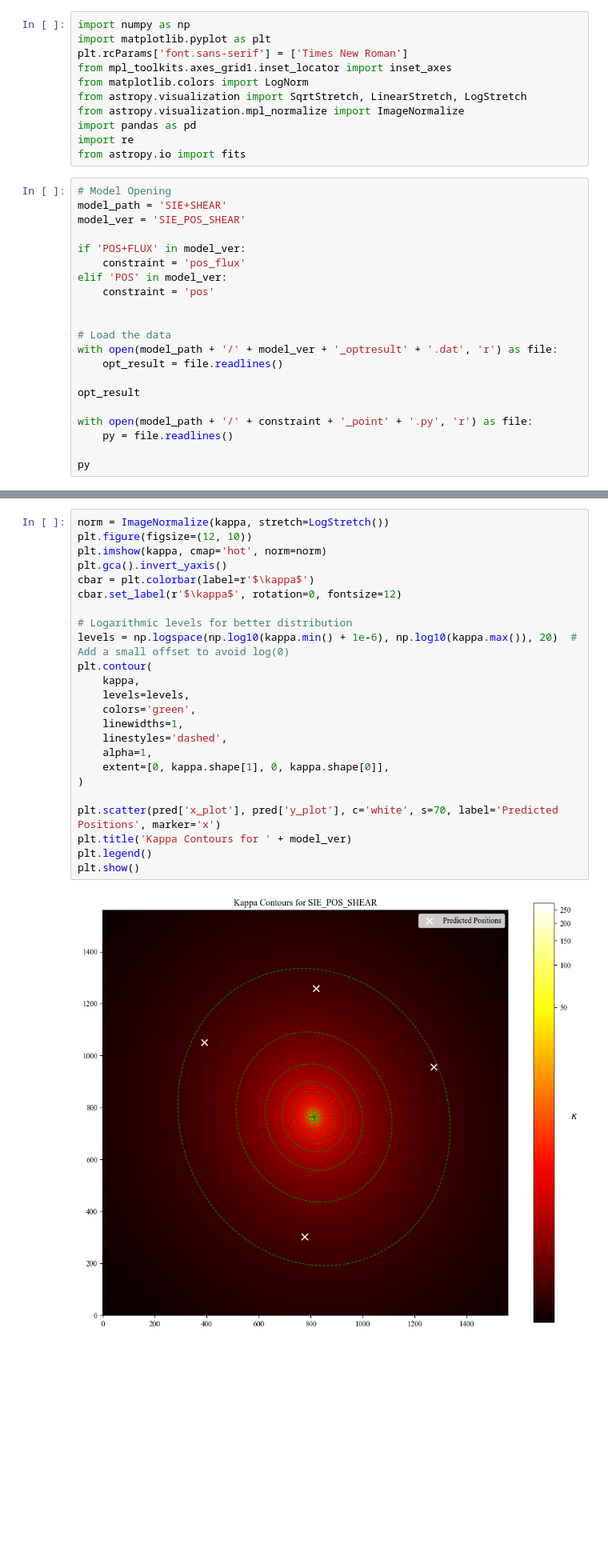
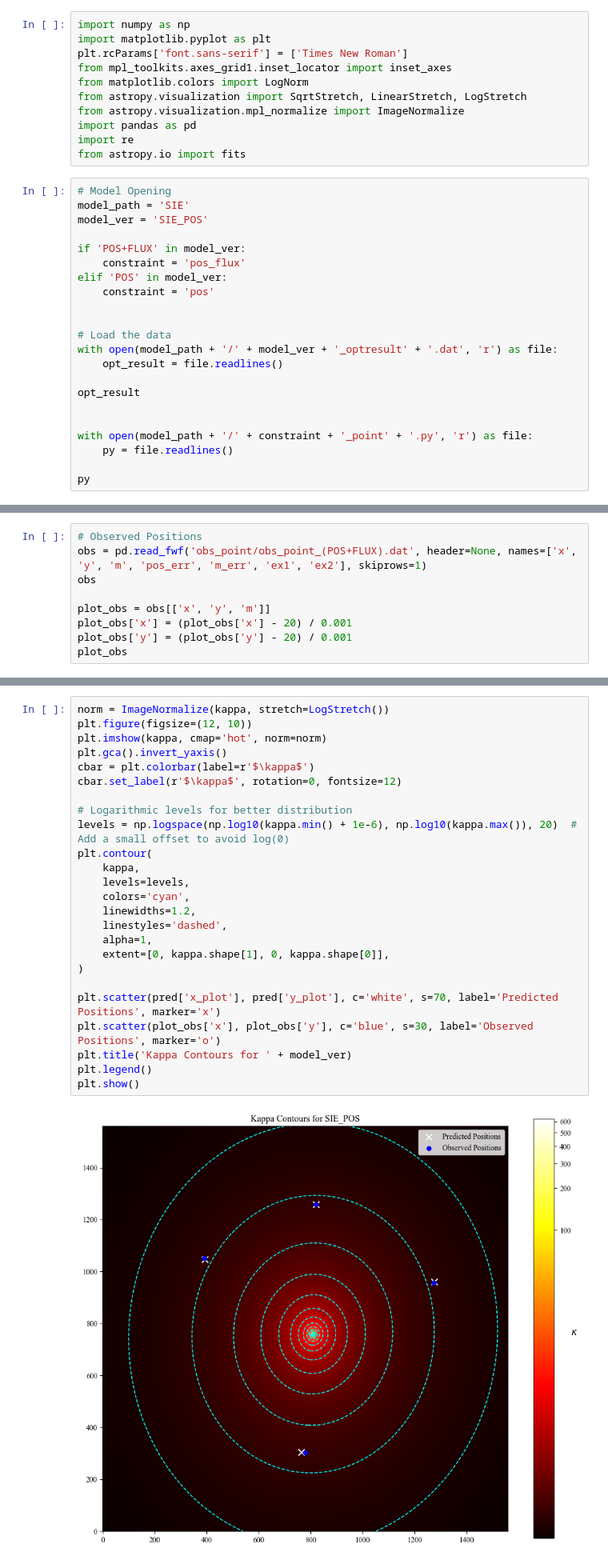
Before and after one commit to romms921/IllustrisTNG-Lens-Modelling, a Jupyter notebook: mass_profile_2.ipynb, the cells around one changed output, grey strips where cells are left out. Shown at 80% size. Saved outputs shown, nothing was run; the diff lists cells and outputs as text; blank space fills up the shorter version.

Commit message:
added obs point

```diff
--- a/mass_profile_2.ipynb
+++ b/mass_profile_2.ipynb
@@ -11,8 +11,8 @@ import re
 from astropy.io import fits
 # %%
 # Model Opening
-model_path = 'SIE+SHEAR'
-model_ver = 'SIE_POS_SHEAR'
+model_path = 'SIE'
+model_ver = 'SIE_POS'
 
 if 'POS+FLUX' in model_ver:
     constraint = 'pos_flux'
@@ -26,6 +26,7 @@ with open(model_path + '/' + model_ver + '_optresult' + '.dat', 'r') as file:
 
 opt_result
 
+
 with open(model_path + '/' + constraint + '_point' + '.py', 'r') as file:
     py = file.readlines()
 
@@ -48,3 +49,12 @@ py
  'glafic.writelens(1.0)\n',
  '\n',
  'glafic.quit()']
+# %%
+# Observed Positions
+obs = pd.read_fwf('obs_point/obs_point_(POS+FLUX).dat', header=None, names=['x', 'y', 'm', 'pos_err', 'm_err', 'ex1', 'ex2'], skiprows=1)
+obs
+
+plot_obs = obs[['x', 'y', 'm']]
+plot_obs['x'] = (plot_obs['x'] - 20) / 0.001
+plot_obs['y'] = (plot_obs['y'] - 20) / 0.001
+plot_obs
@@ -181,29 +207,30 @@ plt.show()
 # %%
 norm = ImageNormalize(kappa, stretch=LogStretch())
 plt.figure(figsize=(12, 10))
 plt.imshow(kappa, cmap='hot', norm=norm)
 plt.gca().invert_yaxis()
 cbar = plt.colorbar(label=r'$\kappa$')
 cbar.set_label(r'$\kappa$', rotation=0, fontsize=12)
 
 # Logarithmic levels for better distribution
 levels = np.logspace(np.log10(kappa.min() + 1e-6), np.log10(kappa.max()), 20)  # Add a small offset to avoid log(0)
 plt.contour(
     kappa,
     levels=levels,
-    colors='green',
-    linewidths=1,
+    colors='cyan',
+    linewidths=1.2,
     linestyles='dashed',
     alpha=1,
     extent=[0, kappa.shape[1], 0, kappa.shape[0]],
 )
 
 plt.scatter(pred['x_plot'], pred['y_plot'], c='white', s=70, label='Predicted Positions', marker='x')
+plt.scatter(plot_obs['x'], plot_obs['y'], c='blue', s=30, label='Observed Positions', marker='o')
 plt.title('Kappa Contours for ' + model_ver)
 plt.legend()
 plt.show()
 # %% [output]
-[figure, old version]
+[figure, new version]
 # %%
 # Radial Kappa Plot
 def radial_kappa(kappa, center, radius):
```
Also changed, not shown: parts of 8 cells of this notebook, 2 other files.
